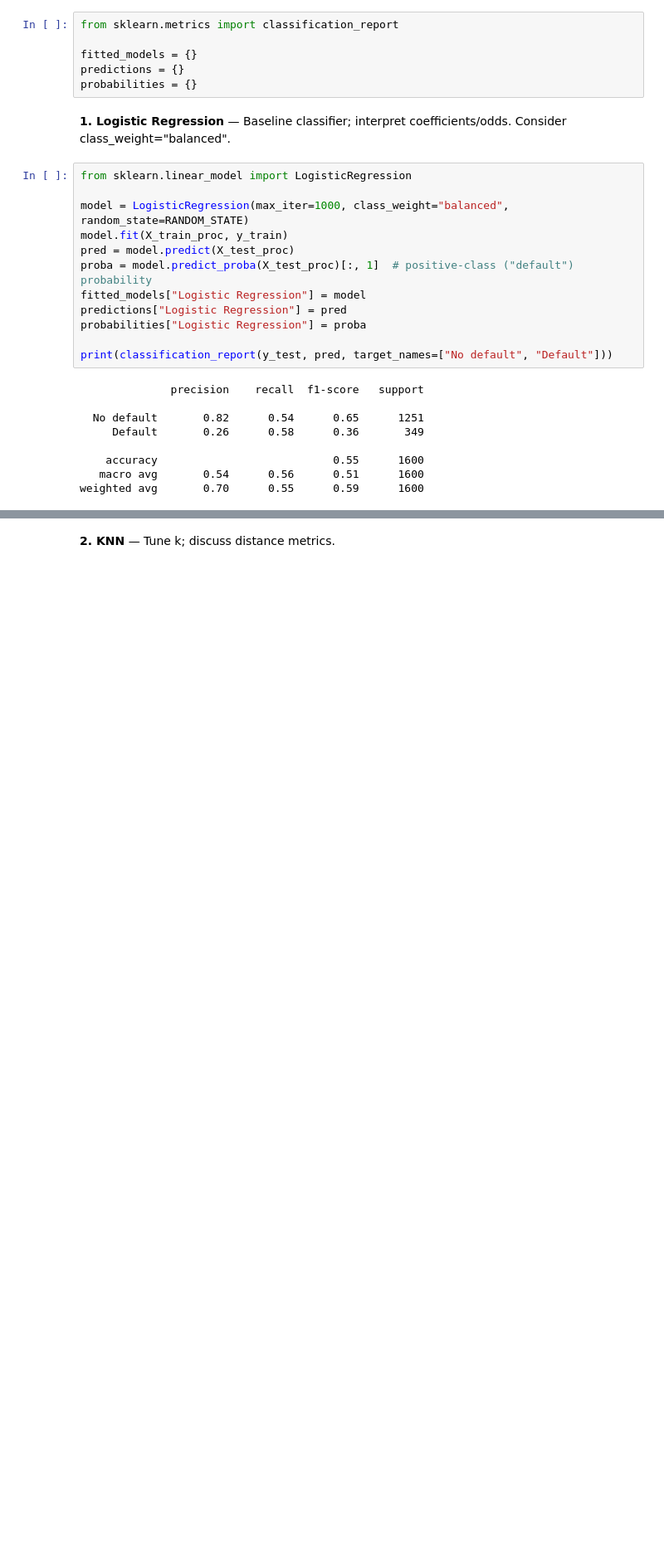
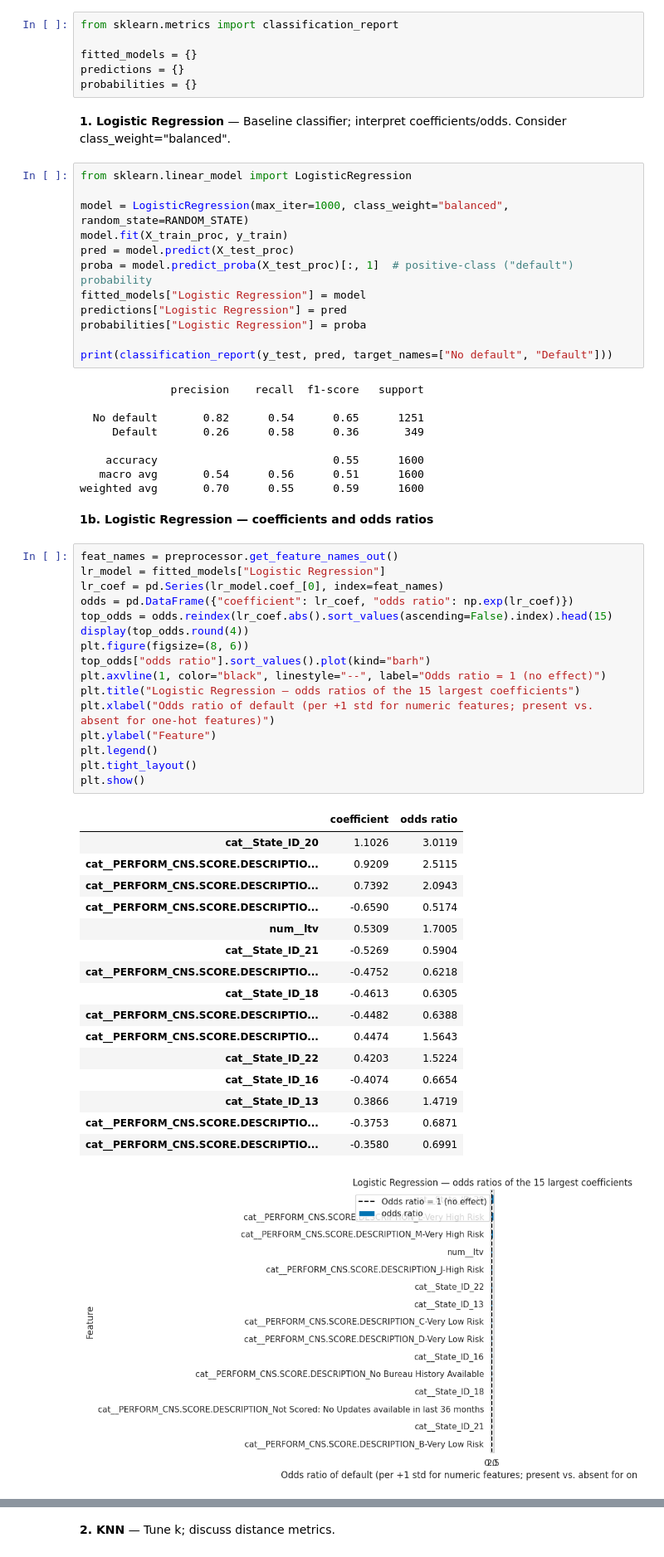
Before and after one commit to rushilChakravarthy/ML-capstone, a Jupyter notebook: notebooks/classification.ipynb, the cells around one changed output, grey strips where cells are left out. Shown at 83% size. Saved outputs shown, nothing was run; the diff lists cells and outputs as text; blank space fills up the shorter version.

```diff
--- a/notebooks/classification.ipynb
+++ b/notebooks/classification.ipynb
@@ -215,3 +324,39 @@ print(classification_report(y_test, pred, target_names=["No default", "Default"]
     accuracy                           0.55      1600
    macro avg       0.54      0.56      0.51      1600
 weighted avg       0.70      0.55      0.59      1600
+# %% [markdown]
+**1b. Logistic Regression — coefficients and odds ratios**
+# %%
+feat_names = preprocessor.get_feature_names_out()
+lr_model = fitted_models["Logistic Regression"]
+lr_coef = pd.Series(lr_model.coef_[0], index=feat_names)
+odds = pd.DataFrame({"coefficient": lr_coef, "odds ratio": np.exp(lr_coef)})
+top_odds = odds.reindex(lr_coef.abs().sort_values(ascending=False).index).head(15)
+display(top_odds.round(4))
+plt.figure(figsize=(8, 6))
+top_odds["odds ratio"].sort_values().plot(kind="barh")
+plt.axvline(1, color="black", linestyle="--", label="Odds ratio = 1 (no effect)")
+plt.title("Logistic Regression — odds ratios of the 15 largest coefficients")
+plt.xlabel("Odds ratio of default (per +1 std for numeric features; present vs. absent for one-hot features)")
+plt.ylabel("Feature")
+plt.legend()
+plt.tight_layout()
+plt.show()
+# %% [output]
+|  | coefficient | odds ratio |
+| cat__State_ID_20 | 1.1026 | 3.0119 |
+| cat__PERFORM_CNS.SCORE.DESCRIPTIO... | 0.9209 | 2.5115 |
+| cat__PERFORM_CNS.SCORE.DESCRIPTIO... | 0.7392 | 2.0943 |
+| cat__PERFORM_CNS.SCORE.DESCRIPTIO... | -0.6590 | 0.5174 |
+| num__ltv | 0.5309 | 1.7005 |
+| cat__State_ID_21 | -0.5269 | 0.5904 |
+| cat__PERFORM_CNS.SCORE.DESCRIPTIO... | -0.4752 | 0.6218 |
+| cat__State_ID_18 | -0.4613 | 0.6305 |
+| cat__PERFORM_CNS.SCORE.DESCRIPTIO... | -0.4482 | 0.6388 |
+| cat__PERFORM_CNS.SCORE.DESCRIPTIO... | 0.4474 | 1.5643 |
+| cat__State_ID_22 | 0.4203 | 1.5224 |
+| cat__State_ID_16 | -0.4074 | 0.6654 |
+| cat__State_ID_13 | 0.3866 | 1.4719 |
+| cat__PERFORM_CNS.SCORE.DESCRIPTIO... | -0.3753 | 0.6871 |
+| cat__PERFORM_CNS.SCORE.DESCRIPTIO... | -0.3580 | 0.6991 |
+[figure, added]
```
Also changed, not shown: parts of 25 cells of this notebook, 5 other files.
